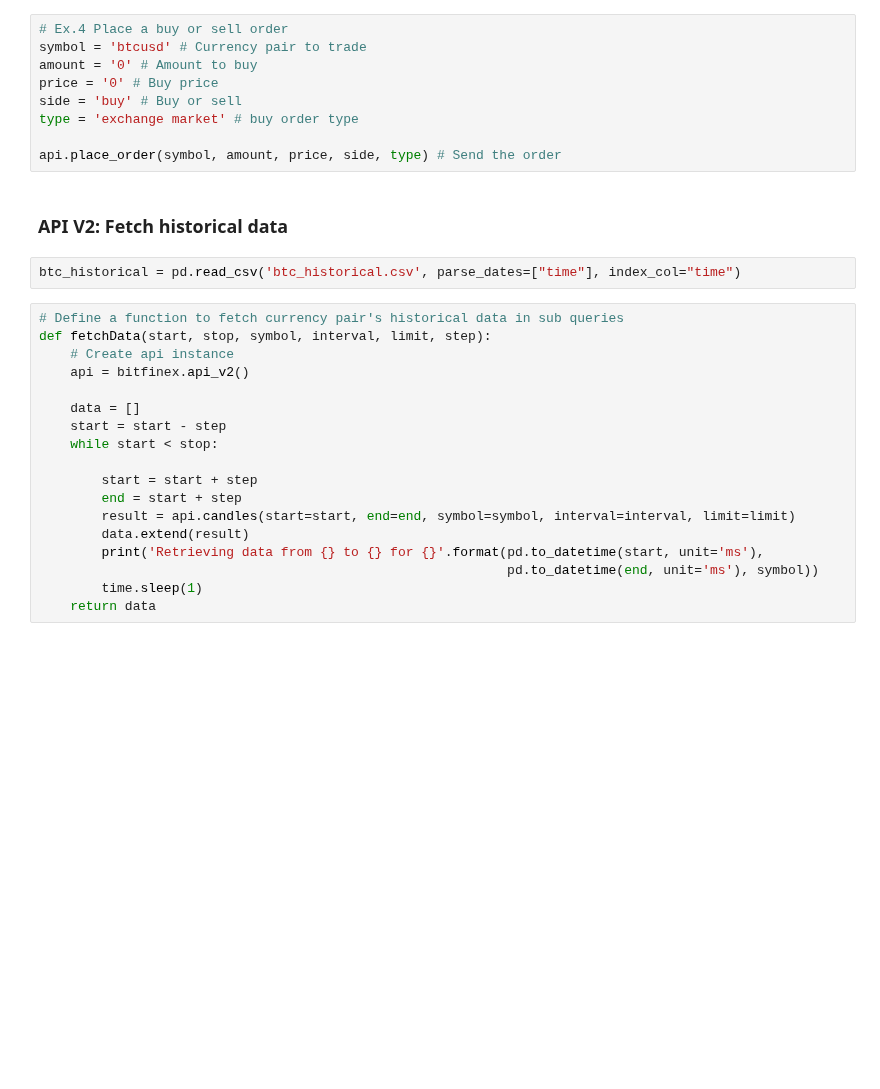
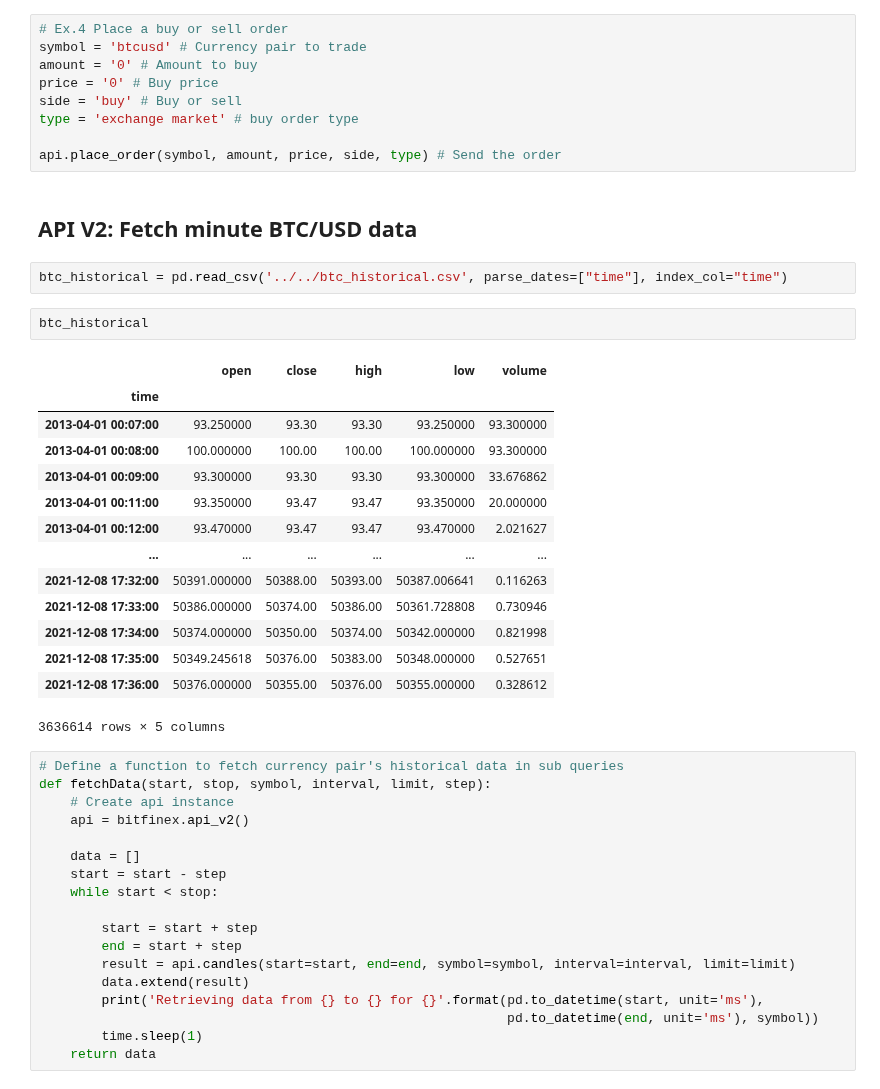
Before and after one commit to rmarinplana/personalProjects, a Jupyter notebook: btc_usd.ipynb, the cells around one changed output. Drawn from its saved outputs; the diff is of its cells as text; blank space fills up the shorter version.

```diff
--- a/btc_usd.ipynb
+++ b/btc_usd.ipynb
@@ -37,9 +39,26 @@ type = 'exchange market' # buy order type
 
 api.place_order(symbol, amount, price, side, type) # Send the order
 # %% [markdown]
-### API V2: Fetch historical data
+## API V2: Fetch minute BTC/USD data
 # %%
-btc_historical = pd.read_csv('btc_historical.csv', parse_dates=["time"], index_col="time")
+btc_historical = pd.read_csv('../../btc_historical.csv', parse_dates=["time"], index_col="time")
+# %%
+btc_historical
+# %% [output]
+|  | open | close | high | low | volume |
+| time |  |  |  |  |  |
+| 2013-04-01 00:07:00 | 93.250000 | 93.30 | 93.30 | 93.250000 | 93.300000 |
+| 2013-04-01 00:08:00 | 100.000000 | 100.00 | 100.00 | 100.000000 | 93.300000 |
+| 2013-04-01 00:09:00 | 93.300000 | 93.30 | 93.30 | 93.300000 | 33.676862 |
+| 2013-04-01 00:11:00 | 93.350000 | 93.47 | 93.47 | 93.350000 | 20.000000 |
+| 2013-04-01 00:12:00 | 93.470000 | 93.47 | 93.47 | 93.470000 | 2.021627 |
+| ... | ... | ... | ... | ... | ... |
+| 2021-12-08 17:32:00 | 50391.000000 | 50388.00 | 50393.00 | 50387.006641 | 0.116263 |
+| 2021-12-08 17:33:00 | 50386.000000 | 50374.00 | 50386.00 | 50361.728808 | 0.730946 |
+| 2021-12-08 17:34:00 | 50374.000000 | 50350.00 | 50374.00 | 50342.000000 | 0.821998 |
+| 2021-12-08 17:35:00 | 50349.245618 | 50376.00 | 50383.00 | 50348.000000 | 0.527651 |
+| 2021-12-08 17:36:00 | 50376.000000 | 50355.00 | 50376.00 | 50355.000000 | 0.328612 |
+3636614 rows × 5 columns
 # %%
 # Define a function to fetch currency pair's historical data in sub queries
 def fetchData(start, stop, symbol, interval, limit, step):
```
Also changed, not shown: parts of 18 cells of this notebook.
